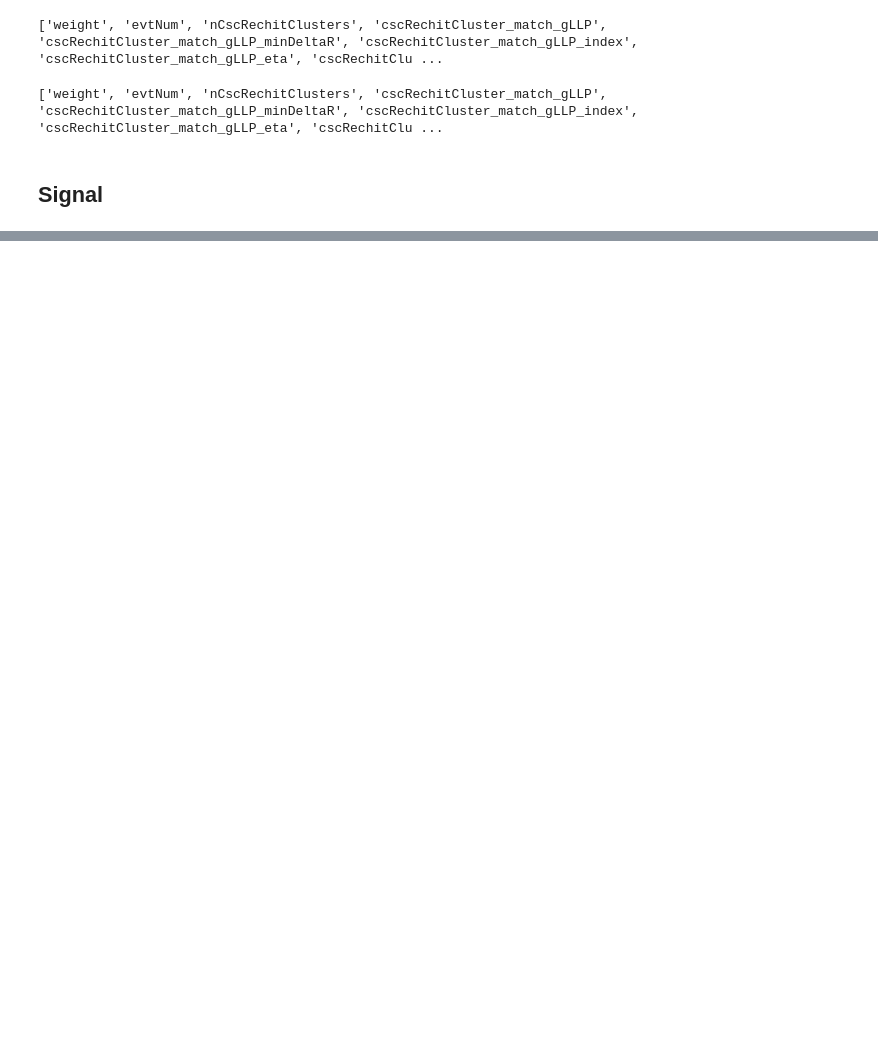
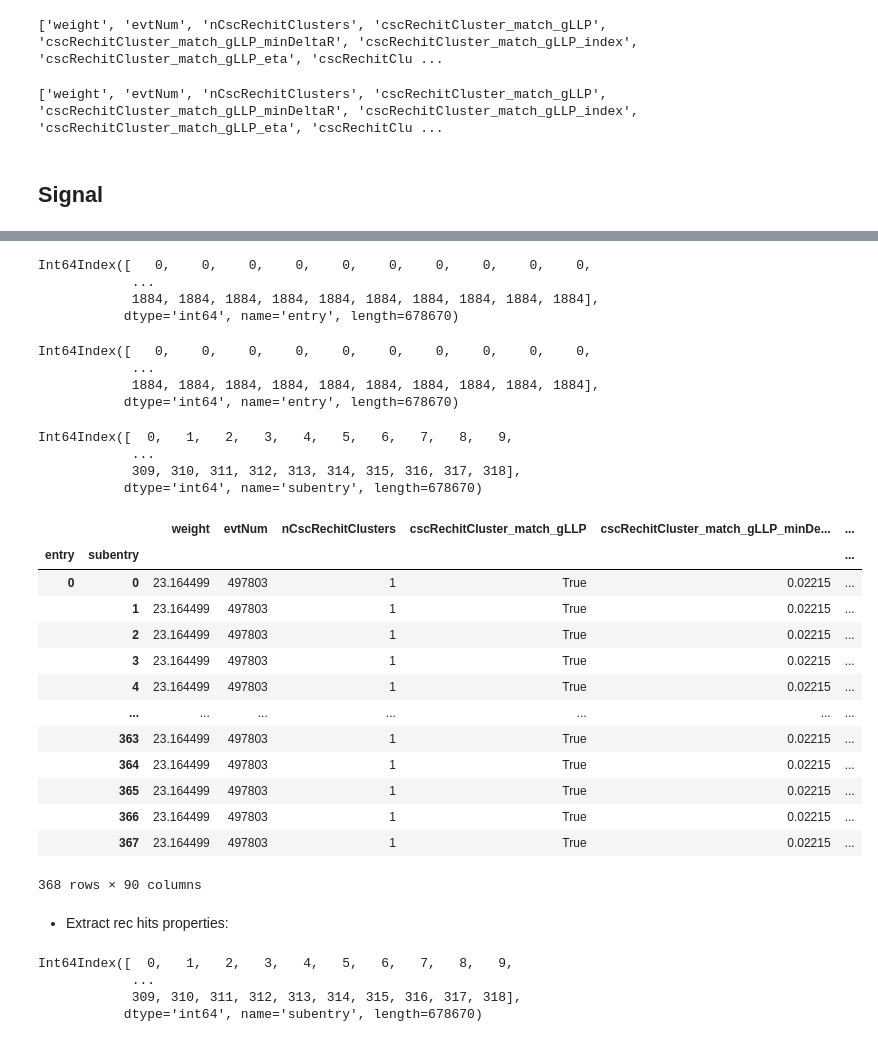
Before and after one commit to lbenato/MDS_regression, a Jupyter notebook: convert_dataset_rechits.ipynb, the cells around one changed output, grey strips where cells are left out. Cells and saved outputs as stored; diff of their text form; code cells hidden in the pictures; blank space fills up the shorter version.

```diff
--- a/convert_dataset_rechits.ipynb
+++ b/convert_dataset_rechits.ipynb
@@ -227,0 +489,21 @@ df.to_hdf('/nfs/dust/cms/user/lbenato/ML_LLP/MDS_regression/datasets/test_rechit
+# %%
+print((df["cscRechitClusterEta"].index.get_level_values(0)))
+# %% [output]
+Int64Index([   0,    0,    0,    0,    0,    0,    0,    0,    0,    0,
+            ...
+            1884, 1884, 1884, 1884, 1884, 1884, 1884, 1884, 1884, 1884],
+           dtype='int64', name='entry', length=678670)
+# %%
+print((df["cscRechitClusterEta"].index.get_level_values('entry')))
+# %% [output]
+Int64Index([   0,    0,    0,    0,    0,    0,    0,    0,    0,    0,
+            ...
+            1884, 1884, 1884, 1884, 1884, 1884, 1884, 1884, 1884, 1884],
+           dtype='int64', name='entry', length=678670)
+# %%
+print((df["cscRechitClusterEta"].index.get_level_values('subentry')))
+# %% [output]
+Int64Index([  0,   1,   2,   3,   4,   5,   6,   7,   8,   9,
+            ...
+            309, 310, 311, 312, 313, 314, 315, 316, 317, 318],
+           dtype='int64', name='subentry', length=678670)
@@ -227,0 +512,26 @@ df.to_hdf('/nfs/dust/cms/user/lbenato/ML_LLP/MDS_regression/datasets/test_rechit
+# %%
+df.loc[(0,0):0]
+# %% [output]
+|  |  | weight | evtNum | nCscRechitClusters | cscRechitCluster_match_gLLP | cscRechitCluster_match_gLLP_minDe... | ... |
+| entry | subentry |  |  |  |  |  | ... |
+| 0 | 0 | 23.164499 | 497803 | 1 | True | 0.02215 | ... |
+|  | 1 | 23.164499 | 497803 | 1 | True | 0.02215 | ... |
+|  | 2 | 23.164499 | 497803 | 1 | True | 0.02215 | ... |
+|  | 3 | 23.164499 | 497803 | 1 | True | 0.02215 | ... |
+|  | 4 | 23.164499 | 497803 | 1 | True | 0.02215 | ... |
+|  | ... | ... | ... | ... | ... | ... | ... |
+|  | 363 | 23.164499 | 497803 | 1 | True | 0.02215 | ... |
+|  | 364 | 23.164499 | 497803 | 1 | True | 0.02215 | ... |
+|  | 365 | 23.164499 | 497803 | 1 | True | 0.02215 | ... |
+|  | 366 | 23.164499 | 497803 | 1 | True | 0.02215 | ... |
+|  | 367 | 23.164499 | 497803 | 1 | True | 0.02215 | ... |
+368 rows × 90 columns
+# %% [markdown]
+* Extract rec hits properties:
+# %%
+print(df["cscClusteredRechitsEta"].index.get_level_values(1))
+# %% [output]
+Int64Index([  0,   1,   2,   3,   4,   5,   6,   7,   8,   9,
+            ...
+            309, 310, 311, 312, 313, 314, 315, 316, 317, 318],
+           dtype='int64', name='subentry', length=678670)
```
Also changed, not shown: parts of 57 cells of this notebook, 1 other file.
